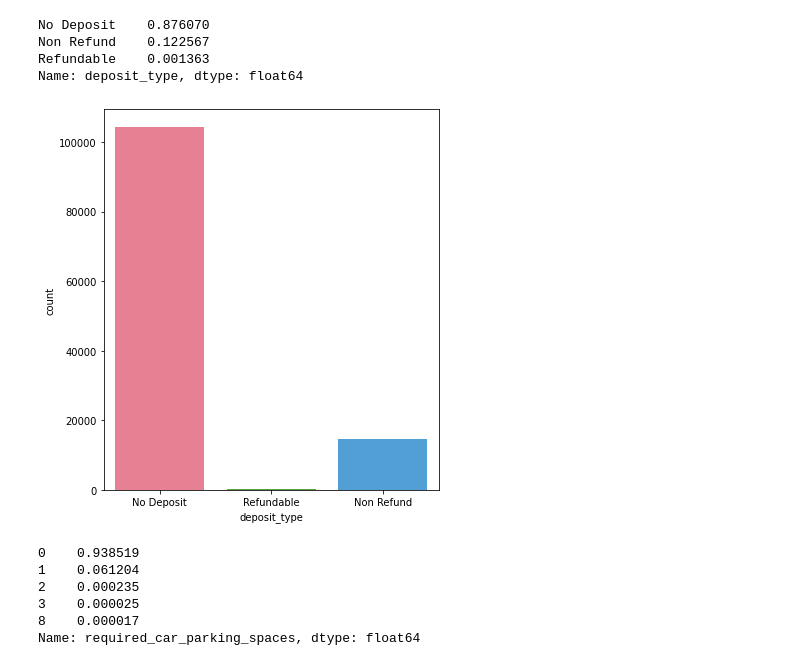
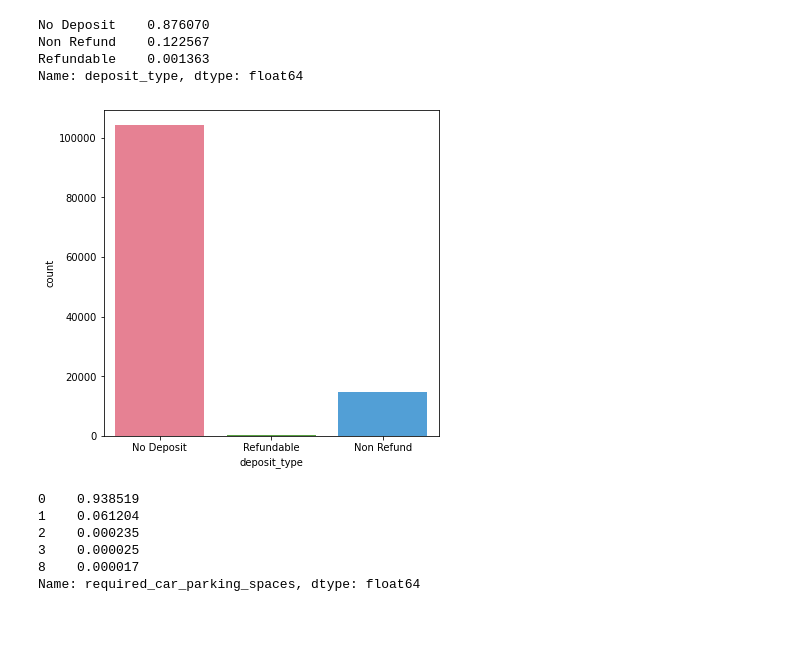
Before and after one commit to praveenbejo95/Hotel-booking-analysis-EDA-, a Jupyter notebook: Copy_of_Hotel_Booking_Analysis_Capstone_Project.ipynb, the cells around one changed output. Saved outputs shown, nothing was run; the diff lists cells and outputs as text; code cells hidden in the pictures; blank space fills up the shorter version.

```diff
--- a/Copy_of_Hotel_Booking_Analysis_Capstone_Project.ipynb
+++ b/Copy_of_Hotel_Booking_Analysis_Capstone_Project.ipynb
@@ -254,11 +270,11 @@ Non Refund    0.122567
 Refundable    0.001363
 Name: deposit_type, dtype: float64
 # %%
-plt.figure(figsize=(6,7))
+plt.figure(figsize=(6,6))
 sns.countplot(df['deposit_type'],palette='husl')
 plt.show()
 # %% [output]
-[figure, old version]
+[figure, new version]
 # %%
 df.required_car_parking_spaces.value_counts(normalize=True)
 # %% [output]
```
Also changed, not shown: parts of 15 cells of this notebook.
